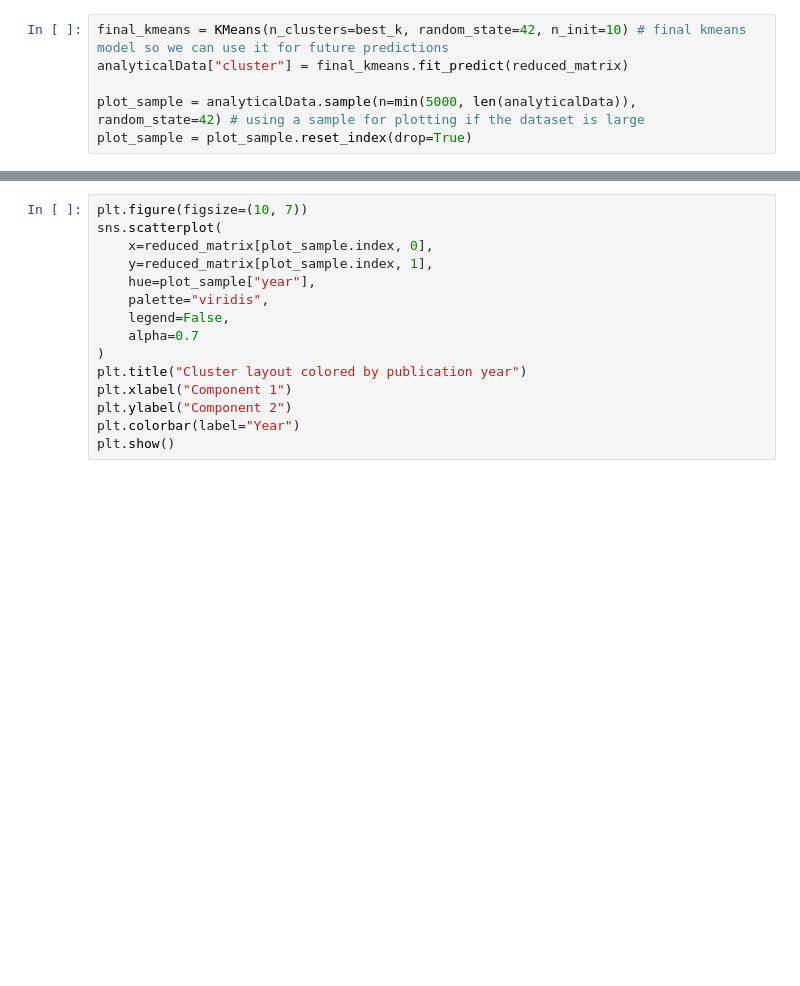
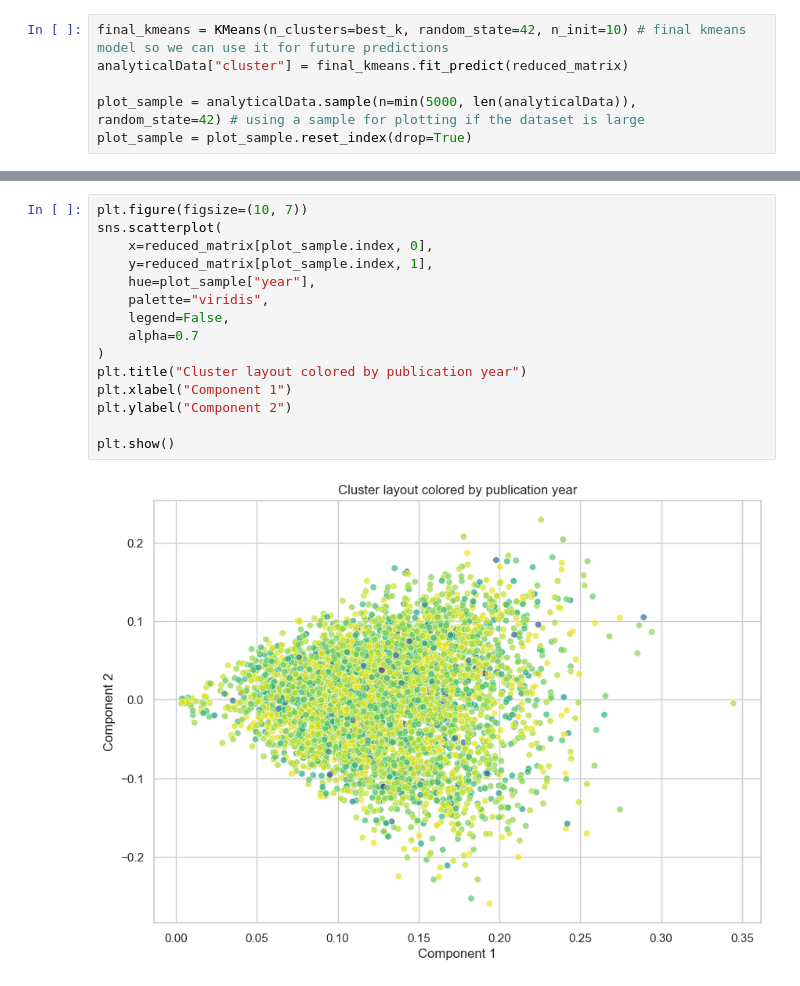
Before and after one commit to tobyjnguyen/DBLP-Analysis, a Jupyter notebook: src/2_clustering.ipynb, the cells around one changed output, grey strips where cells are left out. Drawn from its saved outputs; the diff is of its cells as text; blank space fills up the shorter version.

Commit message:
small error with the plot patched (whoops)

```diff
--- a/src/2_clustering.ipynb
+++ b/src/2_clustering.ipynb
@@ -70,18 +92,20 @@ plt.show()
 # %%
 plt.figure(figsize=(10, 7))
 sns.scatterplot(
     x=reduced_matrix[plot_sample.index, 0],
     y=reduced_matrix[plot_sample.index, 1],
     hue=plot_sample["year"],
     palette="viridis",
     legend=False,
     alpha=0.7
 )
 plt.title("Cluster layout colored by publication year")
 plt.xlabel("Component 1")
 plt.ylabel("Component 2")
-plt.colorbar(label="Year")
+
 plt.show()
+# %% [output]
+[figure, added]
 # %%
 top_venues = analyticalData["venue"].value_counts().head(8).index.tolist()
 plot_venues = plot_sample[plot_sample["venue"].isin(top_venues)].copy()
```
Also changed, not shown: parts of 7 cells of this notebook.
